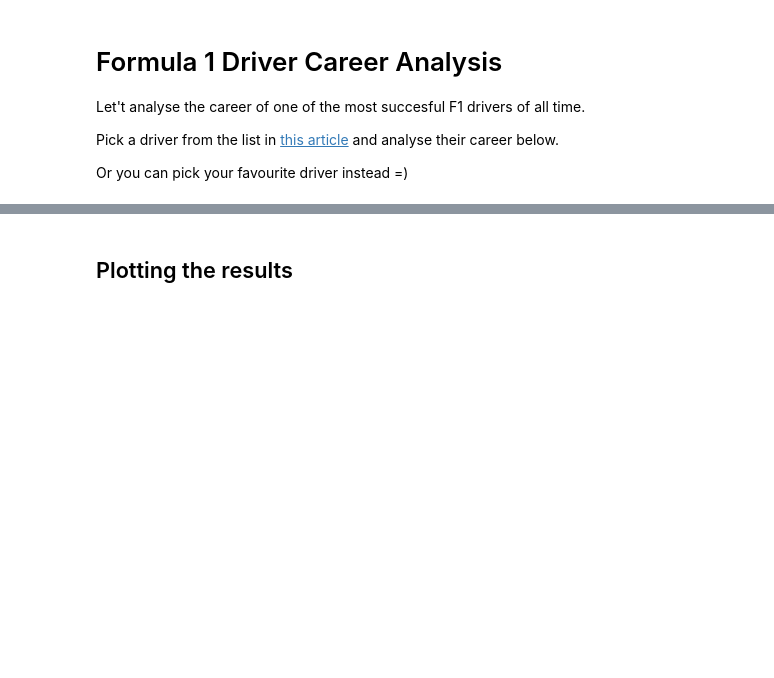
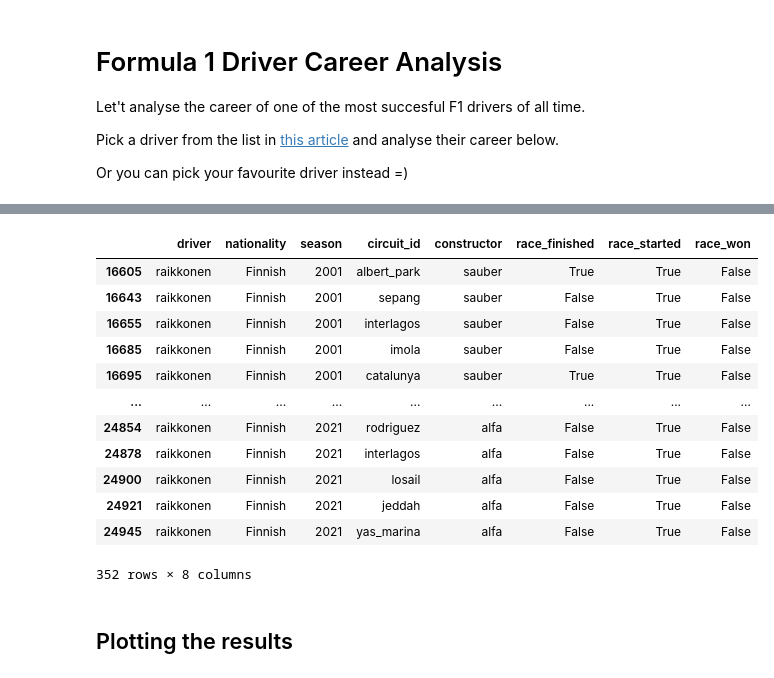
Before and after one commit to biroadama/bootcamp, a Jupyter notebook: 2022/python_workshop/notebooks/08_pandas.ipynb, the cells around one changed output, grey strips where cells are left out. Cells and saved outputs as stored; diff of their text form; code cells hidden in the pictures; blank space fills up the shorter version.

```diff
--- a/2022/python_workshop/notebooks/08_pandas.ipynb
+++ b/2022/python_workshop/notebooks/08_pandas.ipynb
@@ -1001,3 +1118,20 @@ f1_career.head()
+# %%
+f1_career.drop(columns=['Status', 'podium'], axis=1, inplace=True)
+f1_career
+# %% [output]
+|  | driver | nationality | season | circuit_id | constructor | race_finished | race_started | race_won |
+| 16605 | raikkonen | Finnish | 2001 | albert_park | sauber | True | True | False |
+| 16643 | raikkonen | Finnish | 2001 | sepang | sauber | False | True | False |
+| 16655 | raikkonen | Finnish | 2001 | interlagos | sauber | False | True | False |
+| 16685 | raikkonen | Finnish | 2001 | imola | sauber | False | True | False |
+| 16695 | raikkonen | Finnish | 2001 | catalunya | sauber | True | True | False |
+| ... | ... | ... | ... | ... | ... | ... | ... | ... |
+| 24854 | raikkonen | Finnish | 2021 | rodriguez | alfa | False | True | False |
+| 24878 | raikkonen | Finnish | 2021 | interlagos | alfa | False | True | False |
+| 24900 | raikkonen | Finnish | 2021 | losail | alfa | False | True | False |
+| 24921 | raikkonen | Finnish | 2021 | jeddah | alfa | False | True | False |
+| 24945 | raikkonen | Finnish | 2021 | yas_marina | alfa | False | True | False |
+352 rows × 8 columns
 # %% [markdown]
 ## Plotting the results
 # %%
```
Also changed, not shown: parts of 23 cells of this notebook.
